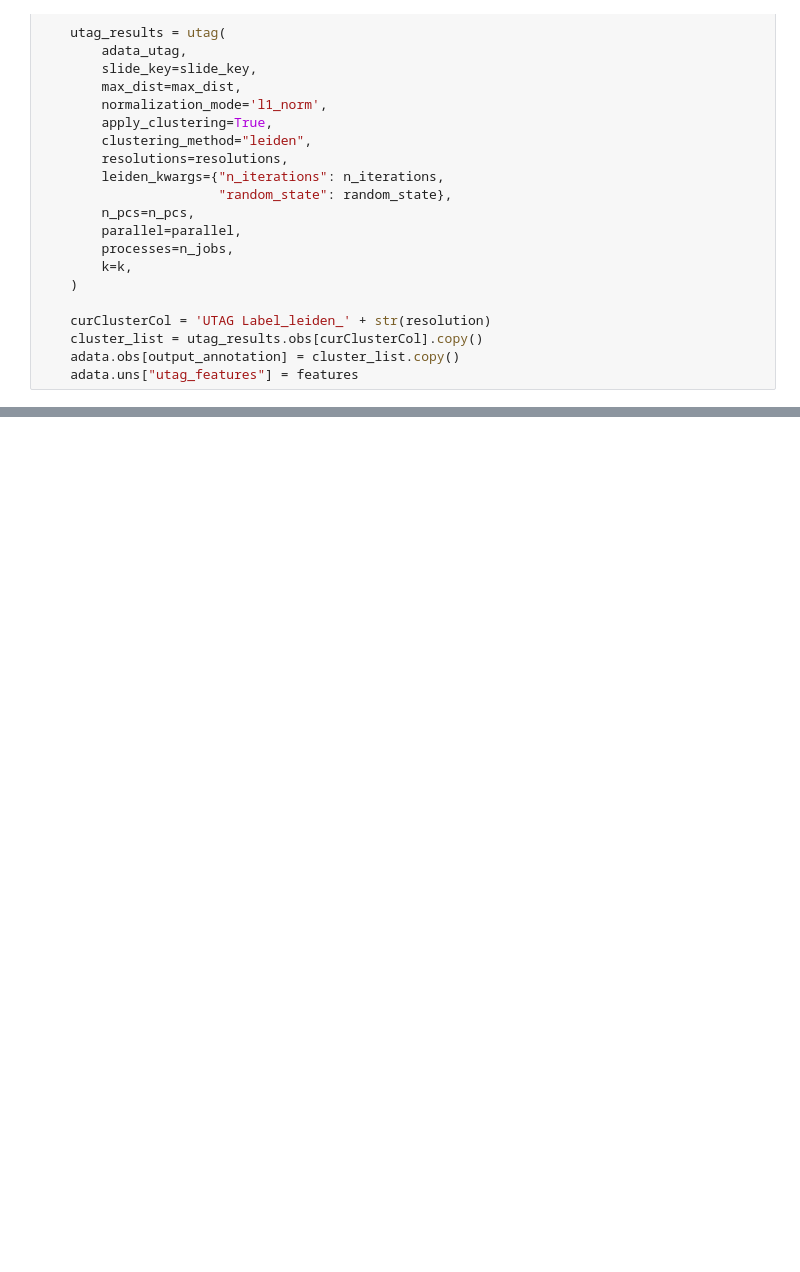
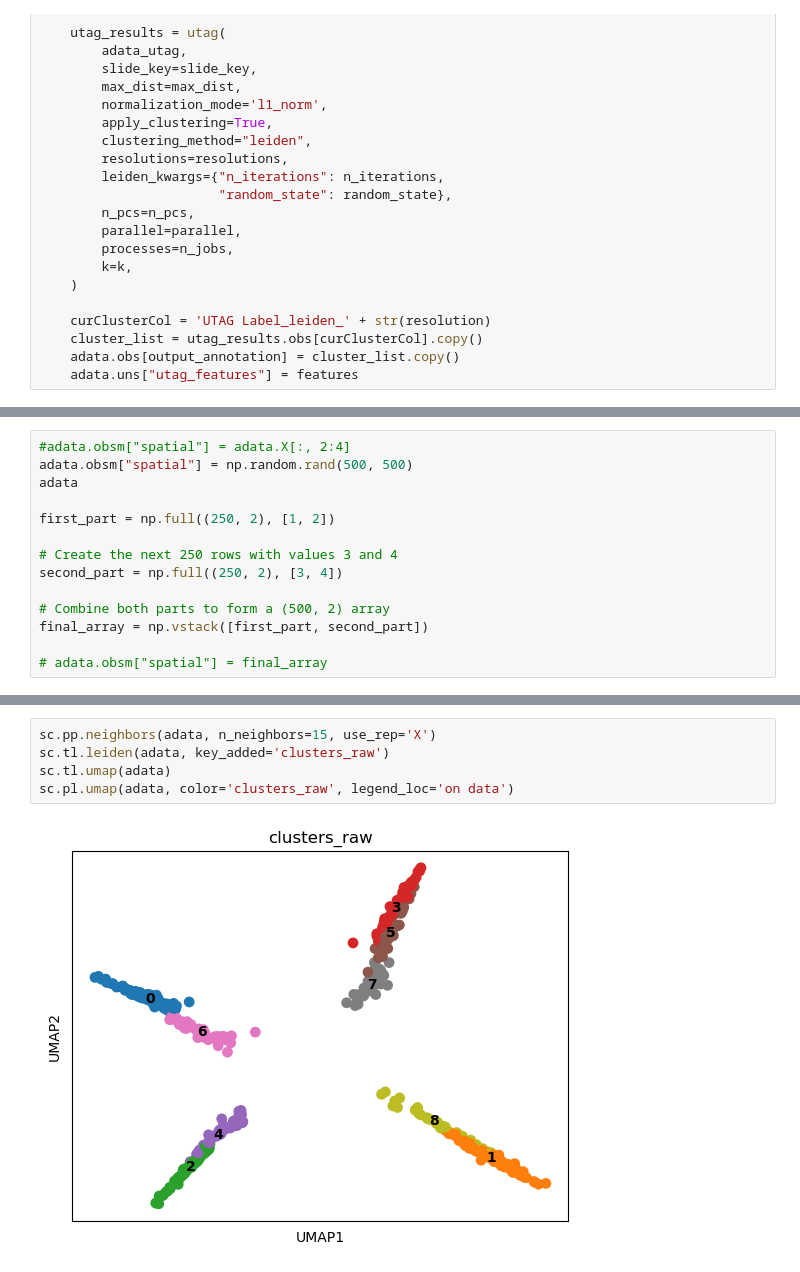
Before and after one commit to abombin/SCSAWorkflow_Fork, a Jupyter notebook: drafts/check_utag_3.ipynb, the cells around one changed output, grey strips where cells are left out. Cells and saved outputs as stored; diff of their text form; blank space fills up the shorter version.

Commit message:
completed tests for utag clustering

```diff
--- a/drafts/check_utag_3.ipynb
+++ b/drafts/check_utag_3.ipynb
@@ -478,0 +564,14 @@ False
+# %%
+#adata.obsm["spatial"] = adata.X[:, 2:4]
+adata.obsm["spatial"] = np.random.rand(500, 500)
+adata
+
+first_part = np.full((250, 2), [1, 2])
+
+# Create the next 250 rows with values 3 and 4
+second_part = np.full((250, 2), [3, 4])
+
+# Combine both parts to form a (500, 2) array
+final_array = np.vstack([first_part, second_part])
+
+# adata.obsm["spatial"] = final_array
@@ -478,0 +633,7 @@ False
+# %%
+sc.pp.neighbors(adata, n_neighbors=15, use_rep='X')
+sc.tl.leiden(adata, key_added='clusters_raw')
+sc.tl.umap(adata)
+sc.pl.umap(adata, color='clusters_raw', legend_loc='on data')
+# %% [output]
+[figure, added]
```
Also changed, not shown: parts of 7 cells of this notebook, 1 other file.
